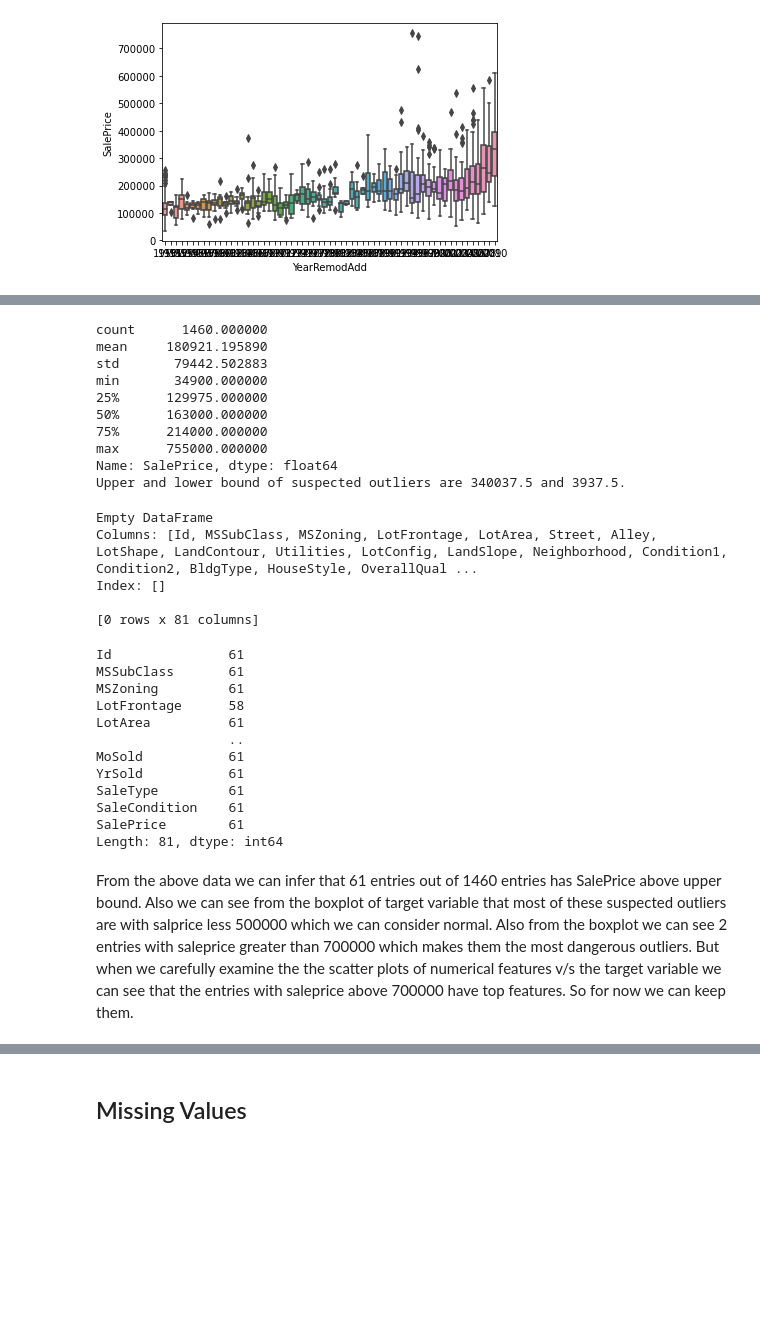
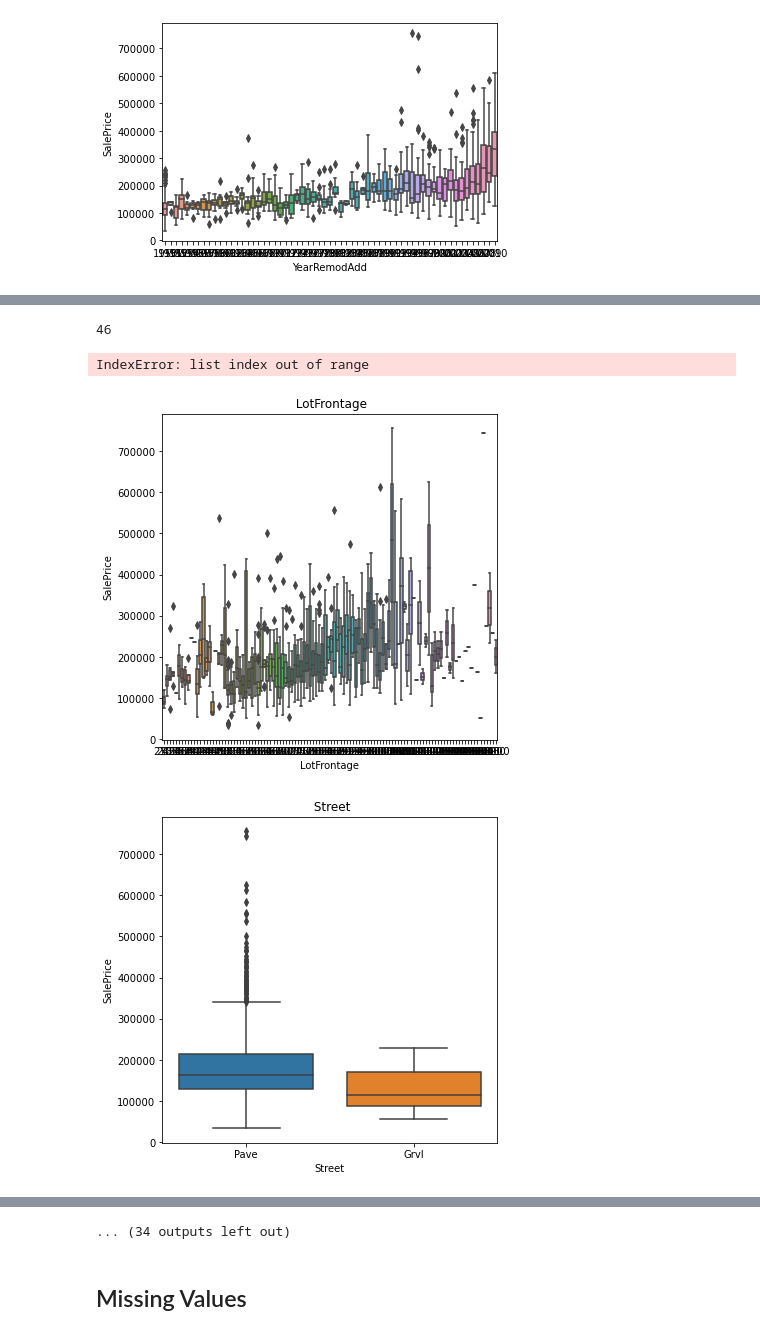
Before and after one commit to Ahsana-Ahffan/House-Value-Prediction-Kaggle-, a Jupyter notebook: houseprediction.ipynb, the cells around one changed output, grey strips where cells are left out. Cells and saved outputs as stored; diff of their text form; code cells hidden in the pictures; blank space fills up the shorter version.

```diff
--- a/houseprediction.ipynb
+++ b/houseprediction.ipynb
@@ -190,44 +215,22 @@ From the above plots of target variable we can see some potential outliers
-# %%
-#Use 1.5 IQR rule to find outliers
-stat=df_train.SalePrice.describe()
-print(stat)
-IQR=stat['75%'] - stat['25%']
-upper=stat['75%'] + 1.5*IQR
-lower=stat['25%'] - 1.5*IQR
-print("Upper and lower bound of suspected outliers are {} and {}.".format(upper,lower))
-# %% [output]
-count      1460.000000
-mean     180921.195890
-std       79442.502883
-min       34900.000000
-25%      129975.000000
-50%      163000.000000
-75%      214000.000000
-max      755000.000000
-Name: SalePrice, dtype: float64
-Upper and lower bound of suspected outliers are 340037.5 and 3937.5.
-# %%
-print(df_train[df_train.SalePrice < 3937.5])
-# %% [output]
-Empty DataFrame
-Columns: [Id, MSSubClass, MSZoning, LotFrontage, LotArea, Street, Alley, LotShape, LandContour, Utilities, LotConfig, LandSlope, Neighborhood, Condition1, Condition2, BldgType, HouseStyle, OverallQual ...
-Index: []
-
-[0 rows x 81 columns]
-# %%
-df_train[df_train.SalePrice > 340037.5].count()
-# %% [output]
-Id               61
-MSSubClass       61
-MSZoning         61
-LotFrontage      58
-LotArea          61
-                 ..
-MoSold           61
-YrSold           61
-SaleType         61
-SaleCondition    61
-SalePrice        61
-Length: 81, dtype: int64
-# %% [markdown]
-From the above data we can infer that 61 entries out of 1460 entries has SalePrice above upper bound. Also we can see from the boxplot of target variable that most of these suspected outliers are with salprice less 500000 which we can consider normal. Also from the boxplot we can see 2 entries with saleprice greater than 700000 which makes them the most dangerous outliers. But when we carefully examine the the scatter plots of numerical features v/s the target variable we can see that the entries with saleprice above 700000 have top features. So for now we can keep them.
+# %%
+column=df_train.select_dtypes(include=[np.float64,np.object]).columns
+listcol=list(column)
+len(listcol)
+# %% [output]
+46
+# %%
+def cat_bar(col,df):
+    mean=df_train.groupby('SalePrice').mean()
+    sns.boxplot(x=col,y='SalePrice',data=df)
+    plt.title(" "+col)
+
+i=1
+while (i<47):
+    cols=listcol[i]
+    plt.figure(figsize=(6,6))
+    cat_bar(cols,df_train)
+    i=i+1
+# %% [output]
+IndexError: list index out of range
+[figure, added]
+[figure, added]
@@ -234,2 +246,3 @@ From the above data we can infer that 61 entries out of 1460 entries has SalePri
+... (34 outputs left out)
 # %% [markdown]
 ## Missing Values
```
Also changed, not shown: parts of 36 cells of this notebook.
